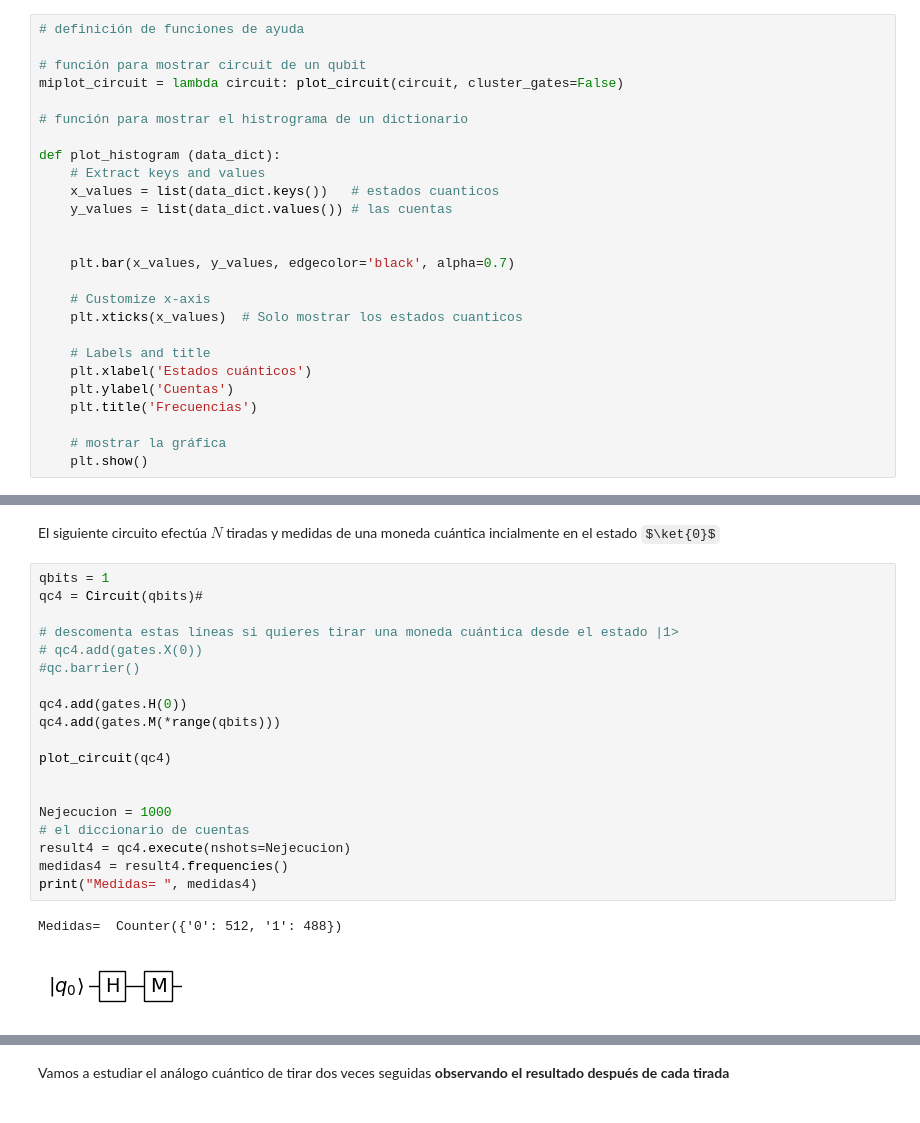
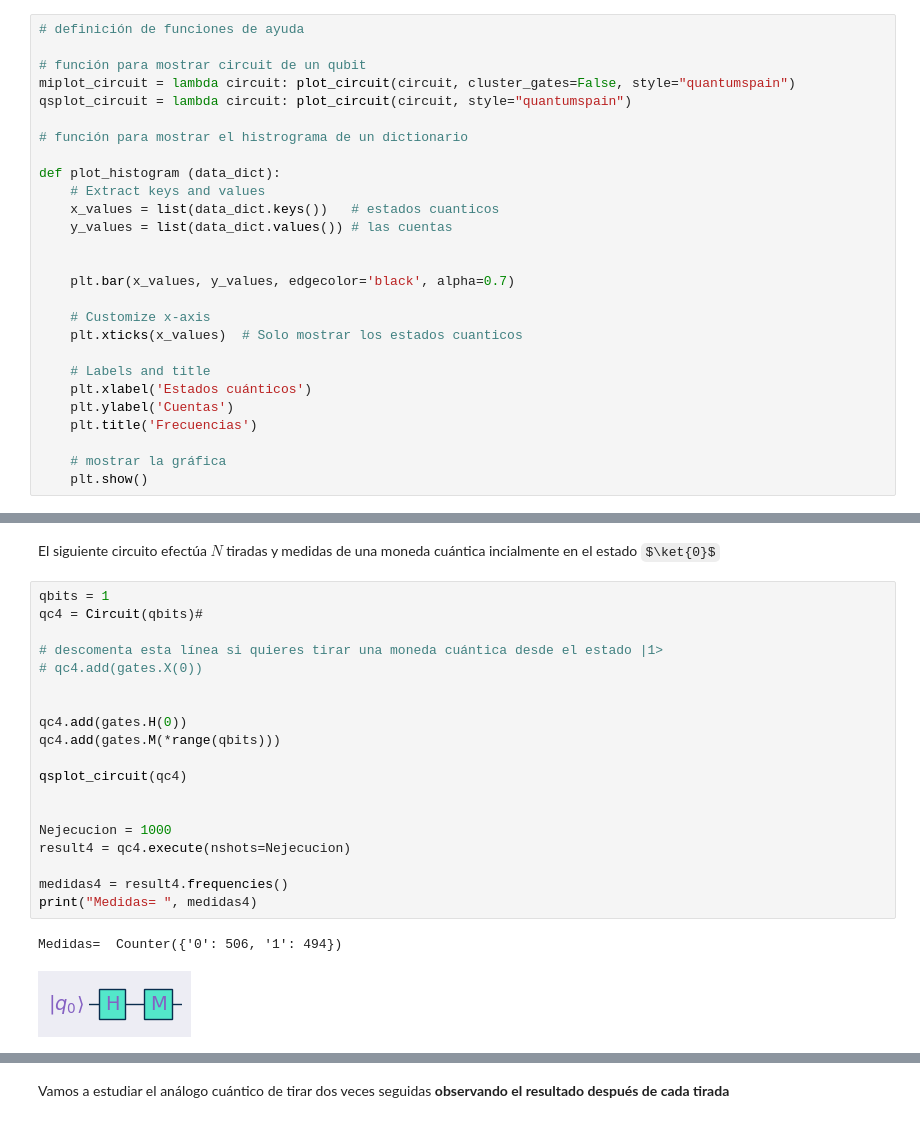
Before and after one commit to talentQ-es/Masterclass_2025, a Jupyter notebook: Qibo/Masterclass_2025_qibo.ipynb, the cells around one changed output, grey strips where cells are left out. Cells and saved outputs as stored; diff of their text form; some formulas as TeX source.

```diff
--- a/Qibo/Masterclass_2025_qibo.ipynb
+++ b/Qibo/Masterclass_2025_qibo.ipynb
@@ -59,7 +59,8 @@ from qibo.ui import plot_circuit
 # definición de funciones de ayuda
 
 # función para mostrar circuit de un qubit
-miplot_circuit = lambda circuit: plot_circuit(circuit, cluster_gates=False)
+miplot_circuit = lambda circuit: plot_circuit(circuit, cluster_gates=False, style="quantumspain")
+qsplot_circuit = lambda circuit: plot_circuit(circuit, style="quantumspain")
 
 # función para mostrar el histrograma de un dictionario
 
@@ -420,25 +423,25 @@ El siguiente circuito efectúa $N$ tiradas y  medidas de una moneda cuántica in
 # %%
 qbits = 1
 qc4 = Circuit(qbits)#
 
-# descomenta estas líneas si quieres tirar una moneda cuántica desde el estado |1>
+# descomenta esta línea si quieres tirar una moneda cuántica desde el estado |1>
 # qc4.add(gates.X(0))
-#qc.barrier()
+
 
 qc4.add(gates.H(0))
 qc4.add(gates.M(*range(qbits)))
 
-plot_circuit(qc4)
+qsplot_circuit(qc4)
 
 
 Nejecucion = 1000
-# el diccionario de cuentas
 result4 = qc4.execute(nshots=Nejecucion)
+
 medidas4 = result4.frequencies()
 print("Medidas= ", medidas4)
 # %% [output]
-Medidas=  Counter({'0': 512, '1': 488})
+Medidas=  Counter({'0': 506, '1': 494})
-[figure, old version]
+[figure, new version]
 # %%
 
 # graficamos en un histograma
```
Also changed, not shown: parts of 11 cells of this notebook.
